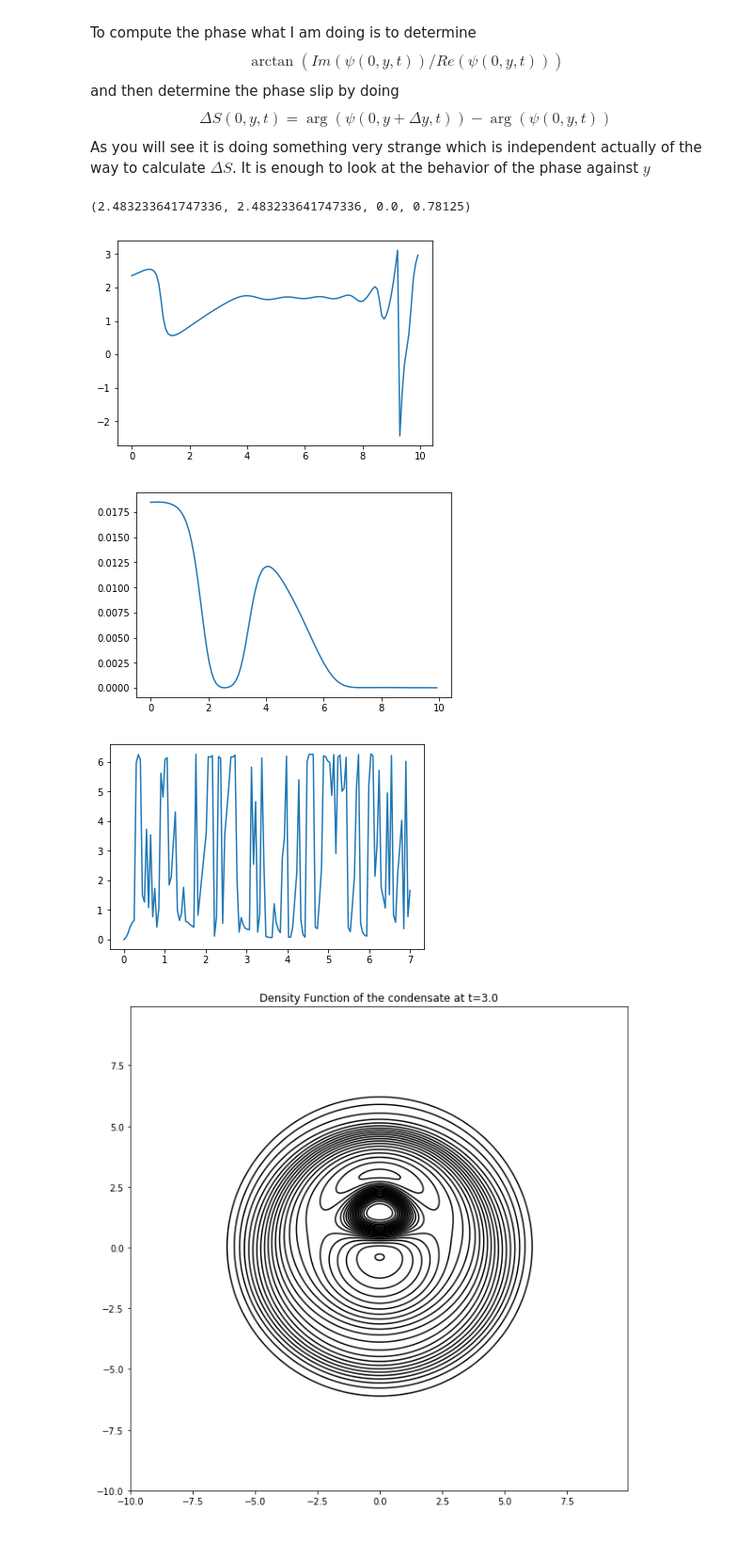
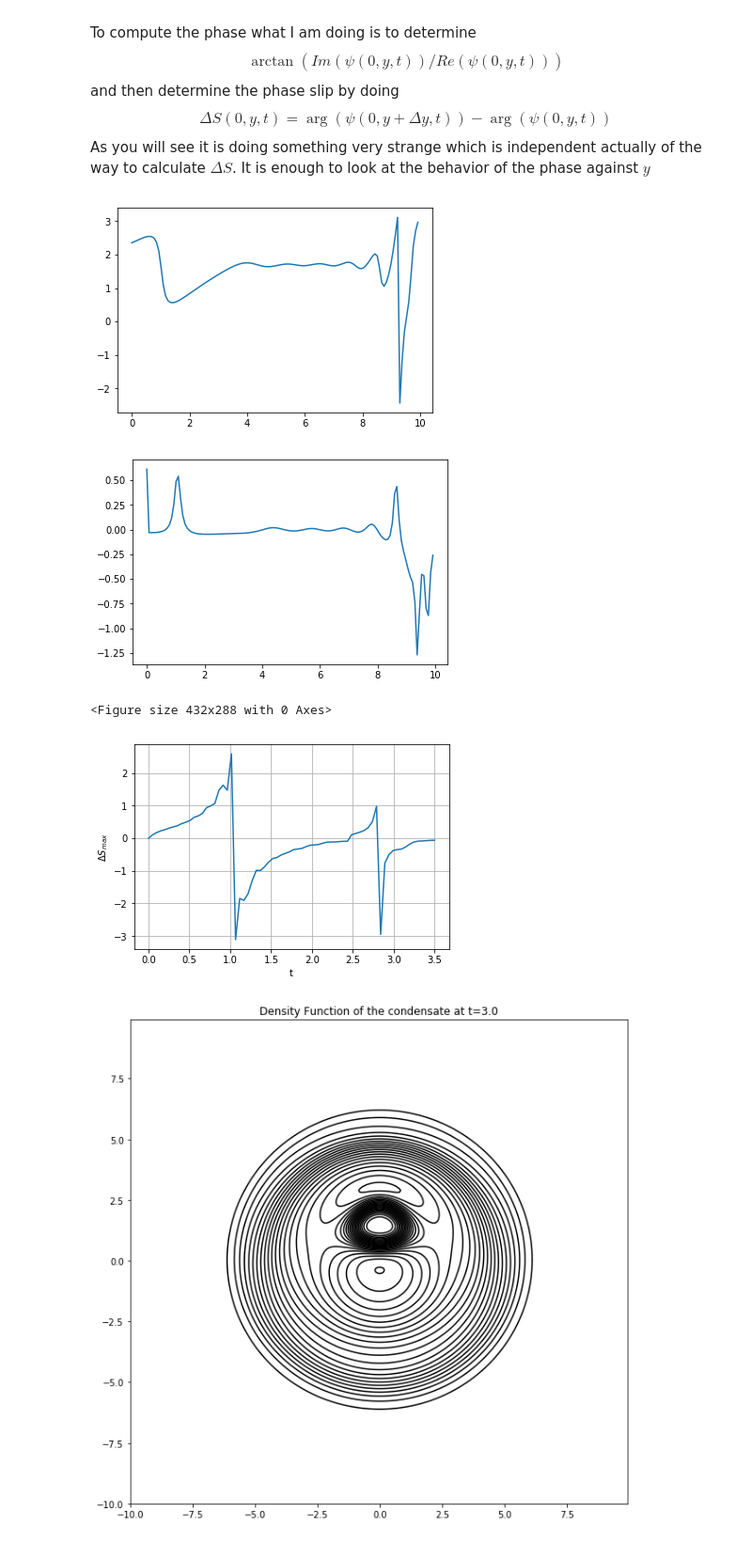
Before and after one commit to mvilucchio/BEC_TSSP, a Jupyter notebook: Vortices_Phase.ipynb, the cells around one changed output. Shown at 94% size. Cells and saved outputs as stored; diff of their text form; code cells hidden in the pictures.

Commit message:
Plot_Max_Phase_Slip_DONE
Need to improve the one we have, by taking more points close to the vortex formation

```diff
--- a/Vortices_Phase.ipynb
+++ b/Vortices_Phase.ipynb
@@ -248,13 +248,8 @@ def delta_S(psi_time,M):
 
     for i in range(len(psi_time)):
         phases[i]=calc_phase(psi_time[i][int(M/2)][int(M/2):])
-        dif_phase[i]=(-np.roll(phases[i],1)+phases[i])
+        dif_phase[i]=np.angle(np.exp(1j*np.roll(phases[i],1))*np.exp(-1j*phases[i]))
     return phases,dif_phase
 
 
 phases,delta_phase=delta_S(psi_t,M)
-# %%
-x=psi_t[10][int(M/2)][int(M/2)+10]
-np.arctan2(x.imag,x.real),phases[10][10],X[int(M/2)][int(M/2)+10],Y[int(M/2)][int(M/2)+10]
-# %% [output]
-(2.483233641747336, 2.483233641747336, 0.0, 0.78125)
@@ -261,27 +334,31 @@ np.arctan2(x.imag,x.real),phases[10][10],X[int(M/2)][int(M/2)+10],Y[int(M/2)][in
 # %%
 #Plot of the phase
 plt.figure()
 y=np.linspace(0,b,int(M/2),endpoint=False)
 plt.plot(y,phases[10])
 plt.show()
 #Plot of the variation of the phase
 plt.figure()
 y=np.linspace(0,b,int(M/2),endpoint=False)
-plt.plot(y,np.abs(psi_t[25][int(M/2)][int(M/2):])**2)
+plt.plot(y,delta_phase[10])
 plt.show()
 #To determine the maximum difference in phase at every stored time
-maxd=np.zeros(len(delta_phase))
-for i in range(len(delta_phase)):
-    maxd[i]=np.max(delta_phase[i])
+
 #Plot of the maximum difference in phase at every stored time
 plt.figure()
-t=np.linspace(0,len(psi_t)*50*dt,len(psi_t))
-plt.plot(t,maxd)
-plt.show()
+t=np.linspace(0,(len(psi_t)-70)*50*dt,len(psi_t)-70)
+def plot_max_phase_Slip(delta_phase):
+    maxd=np.zeros(len(delta_phase))
+    for i in range(len(delta_phase)):
+        maxind=np.argmax(np.abs(delta_phase[i][1:int(M/3)]))
+        maxd[i]=delta_phase[i][maxind+1]
+    plane_plotter(t,maxd[0:len(psi_t)-70],x_label="t",y_label=r'$\Delta S_{max}$')
+plot_max_phase_Slip(delta_phase)
 # %% [output]
 [figure]
-[figure, old version]
+[figure, new version]
+<Figure size 432x288 with 0 Axes>
-[figure, old version]
+[figure, new version]
 # %%
 psi2=np.abs(psi_t[14])**2
 extent=(-7.5,7.5,-7.5,7.5)
```
Also changed, not shown: parts of 9 cells of this notebook.
